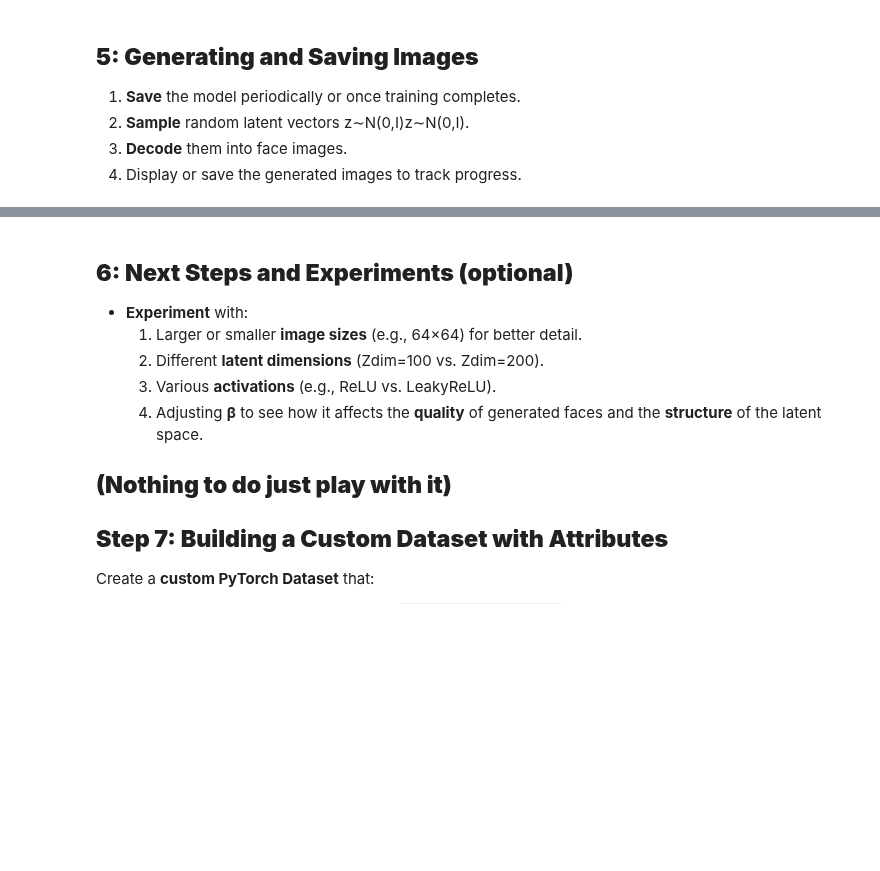
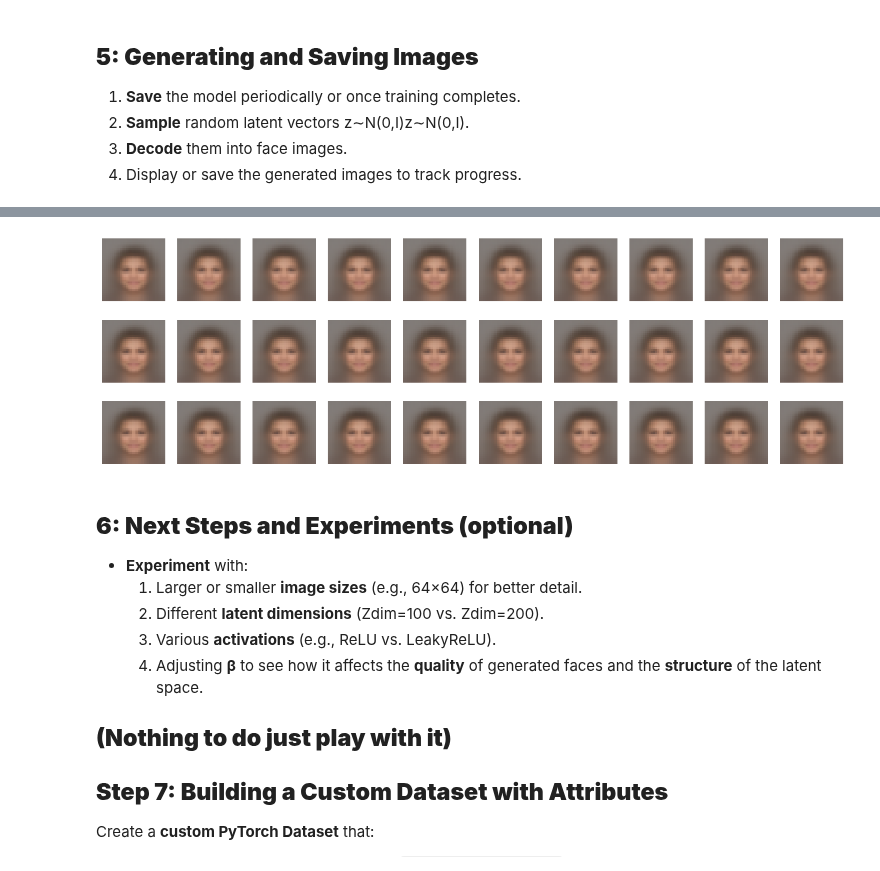
Before and after one commit to Maxime1295/Gen_IA_TP_1, a Jupyter notebook: TP1_3.ipynb, the cells around one changed output, grey strips where cells are left out. Cells and saved outputs as stored; diff of their text form; code cells hidden in the pictures; blank space fills up the shorter version.

```diff
--- a/TP1_3.ipynb
+++ b/TP1_3.ipynb
@@ -346,23 +393,25 @@ show_reconstructions(images, recon)
 # %%
 model.eval()
 
 grid_width, grid_height = 10, 3
 z_sample = torch.randn((grid_width*grid_height, Z_DIM)).to(DEVICE)
 
 with torch.no_grad():
-    recon = xxx.decoder(xxx).detach()
+    recon = model.decoder(z_sample).detach()
 
 # Plot the generated images
 def show_generated(recon, w=grid_width, h=grid_height):
     recon = recon.cpu()
     fig = plt.figure(figsize=(16, 5))
     for i in range(w*h):
         ax = fig.add_subplot(h, w, i+1)
         ax.axis("off")
         ax.imshow(recon[i].permute(1,2,0).numpy())
     plt.show()
 
 show_generated(recon)
+# %% [output]
+[figure, added]
 # %% [markdown]
 
 ## **6: Next Steps and Experiments (optional)**
```
Also changed, not shown: parts of 15 cells of this notebook, 2 other files.
